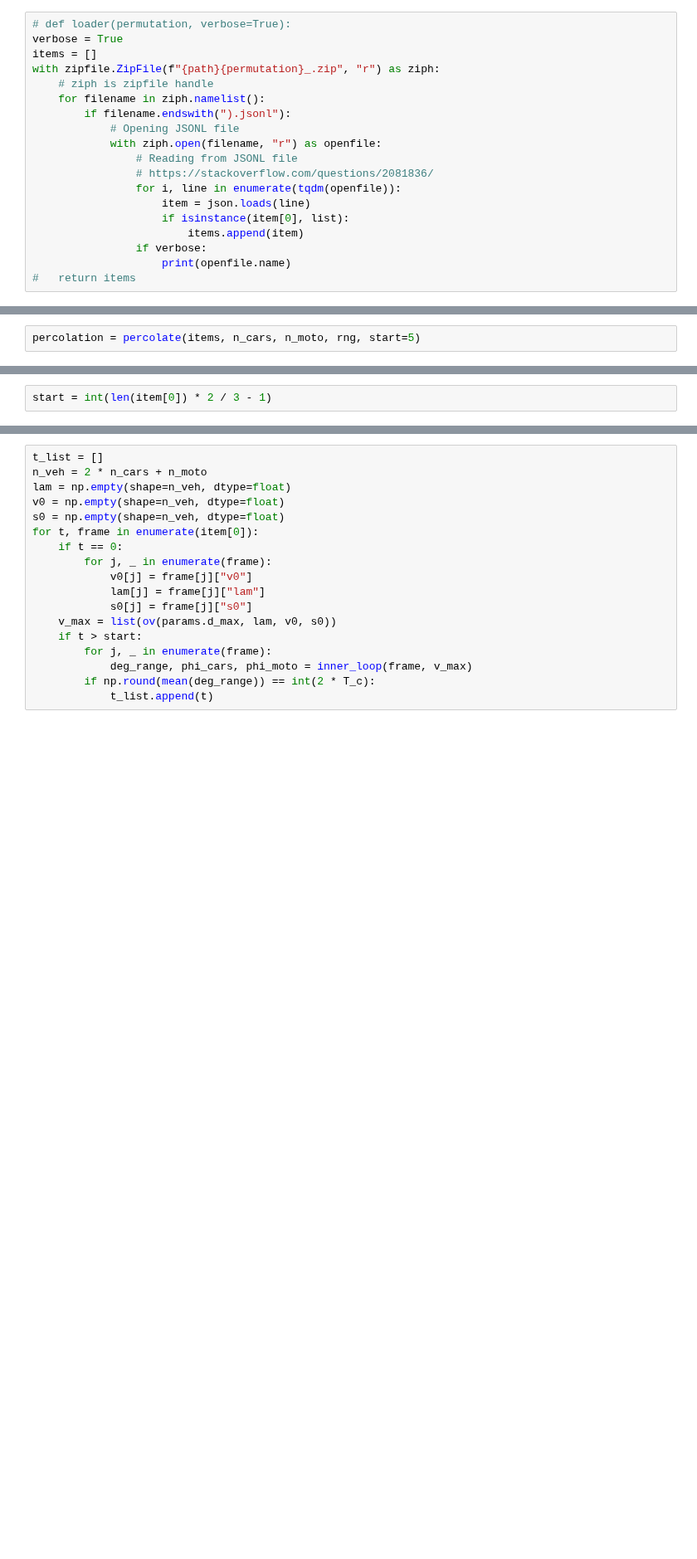
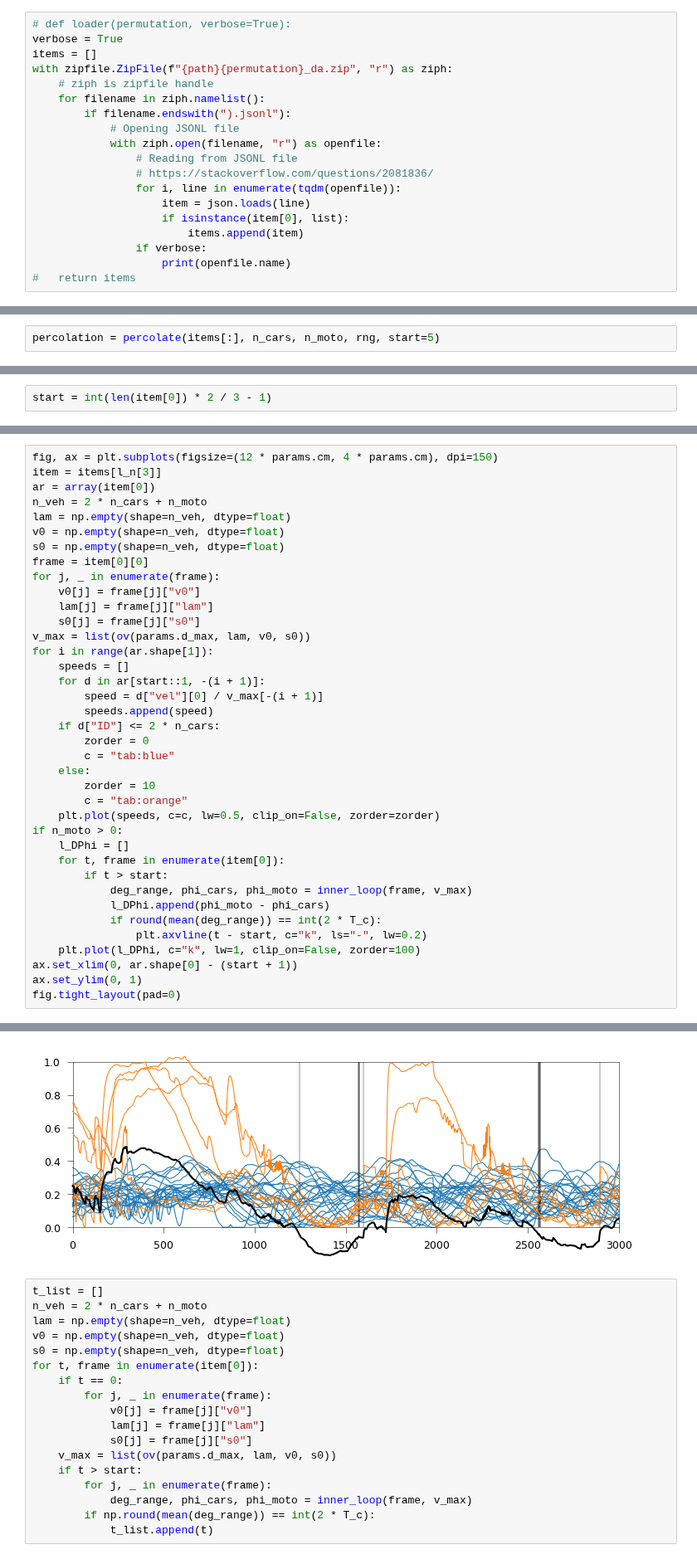
Before and after one commit to EPFL-ENAC/LUTS-pneuma-simulator, a Jupyter notebook: notebooks/sandbox.ipynb, the cells around one changed output, grey strips where cells are left out. Shown at 83% size. Drawn from its saved outputs; the diff is of its cells as text; blank space fills up the shorter version.

```diff
--- a/notebooks/sandbox.ipynb
+++ b/notebooks/sandbox.ipynb
@@ -255,7 +257,7 @@ permutation = (n_cars, n_moto)
 # def loader(permutation, verbose=True):
 verbose = True
 items = []
-with zipfile.ZipFile(f"{path}{permutation}_.zip", "r") as ziph:
+with zipfile.ZipFile(f"{path}{permutation}_da.zip", "r") as ziph:
     # ziph is zipfile handle
     for filename in ziph.namelist():
         if filename.endswith(").jsonl"):
@@ -291,5 +293,3 @@ def fit(x, y):
     res = minimize(lambda x_star: loss(x, y, x_star), method="Nelder-Mead", x0=x0)
     popt = res.x[0]
     return popt
-# %%
-percolation = percolate(items, n_cars, n_moto, rng, start=5)
@@ -381,0 +385,2 @@ fig.tight_layout(pad=0)
+# %%
+percolation = percolate(items[:], n_cars, n_moto, rng, start=5)
@@ -552,0 +615,39 @@ fig.tight_layout(pad=0)
+# %%
+fig, ax = plt.subplots(figsize=(12 * params.cm, 4 * params.cm), dpi=150)
+item = items[l_n[3]]
+ar = array(item[0])
+n_veh = 2 * n_cars + n_moto
+lam = np.empty(shape=n_veh, dtype=float)
+v0 = np.empty(shape=n_veh, dtype=float)
+s0 = np.empty(shape=n_veh, dtype=float)
+frame = item[0][0]
+for j, _ in enumerate(frame):
+    v0[j] = frame[j]["v0"]
+    lam[j] = frame[j]["lam"]
+    s0[j] = frame[j]["s0"]
+v_max = list(ov(params.d_max, lam, v0, s0))
+for i in range(ar.shape[1]):
+    speeds = []
+    for d in ar[start::1, -(i + 1)]:
+        speed = d["vel"][0] / v_max[-(i + 1)]
+        speeds.append(speed)
+    if d["ID"] <= 2 * n_cars:
+        zorder = 0
+        c = "tab:blue"
+    else:
+        zorder = 10
+        c = "tab:orange"
+    plt.plot(speeds, c=c, lw=0.5, clip_on=False, zorder=zorder)
+if n_moto > 0:
+    l_DPhi = []
+    for t, frame in enumerate(item[0]):
+        if t > start:
+            deg_range, phi_cars, phi_moto = inner_loop(frame, v_max)
+            l_DPhi.append(phi_moto - phi_cars)
+            if round(mean(deg_range)) == int(2 * T_c):
+                plt.axvline(t - start, c="k", ls="-", lw=0.2)
+    plt.plot(l_DPhi, c="k", lw=1, clip_on=False, zorder=100)
+ax.set_xlim(0, ar.shape[0] - (start + 1))
+ax.set_ylim(0, 1)
+fig.tight_layout(pad=0)
+# %% [output]
@@ -553,3 +671,4 @@ fig.tight_layout(pad=0)
+[figure, added]
 # %%
 t_list = []
 n_veh = 2 * n_cars + n_moto
```
Also changed, not shown: parts of 18 cells of this notebook, 5 other files.
